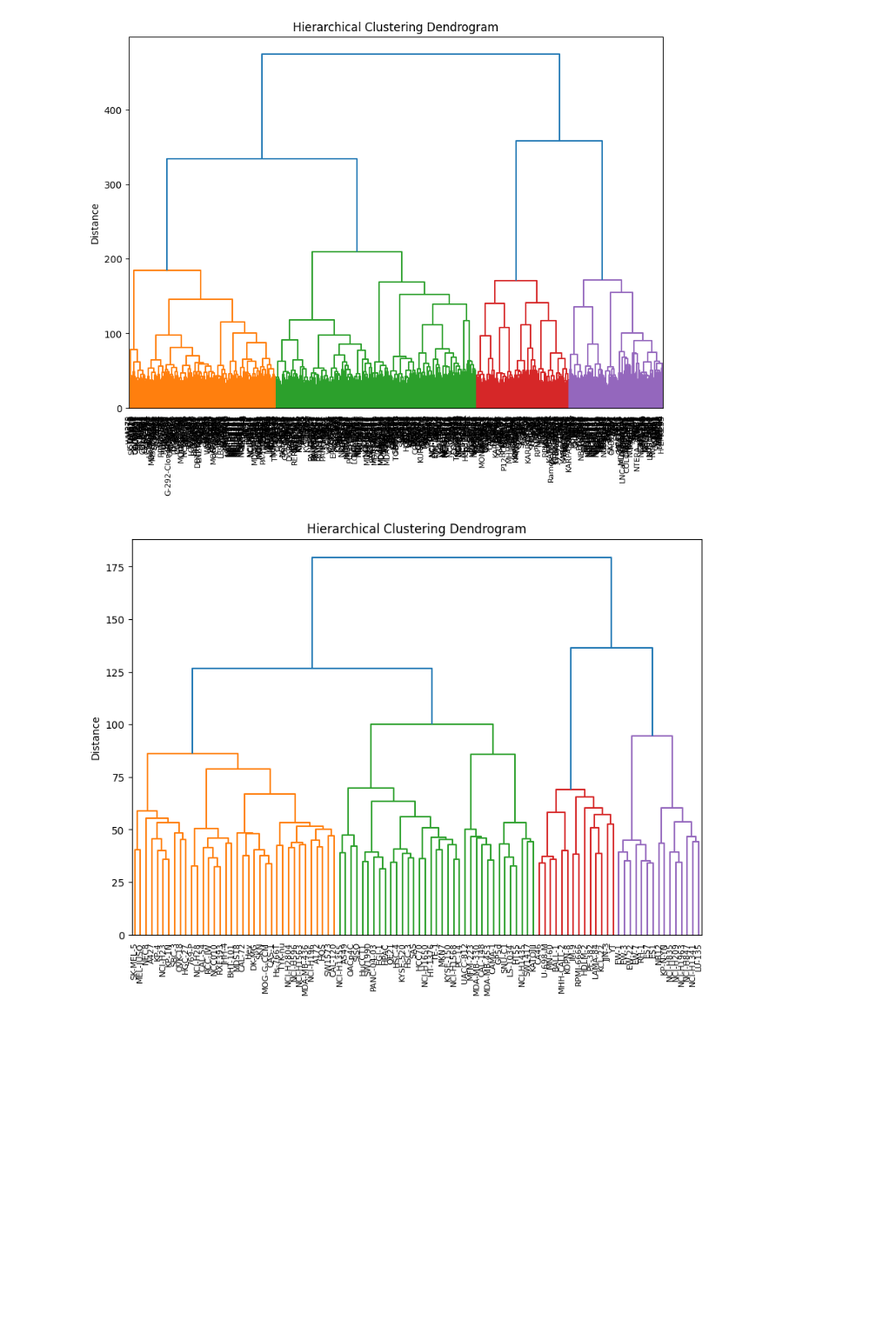
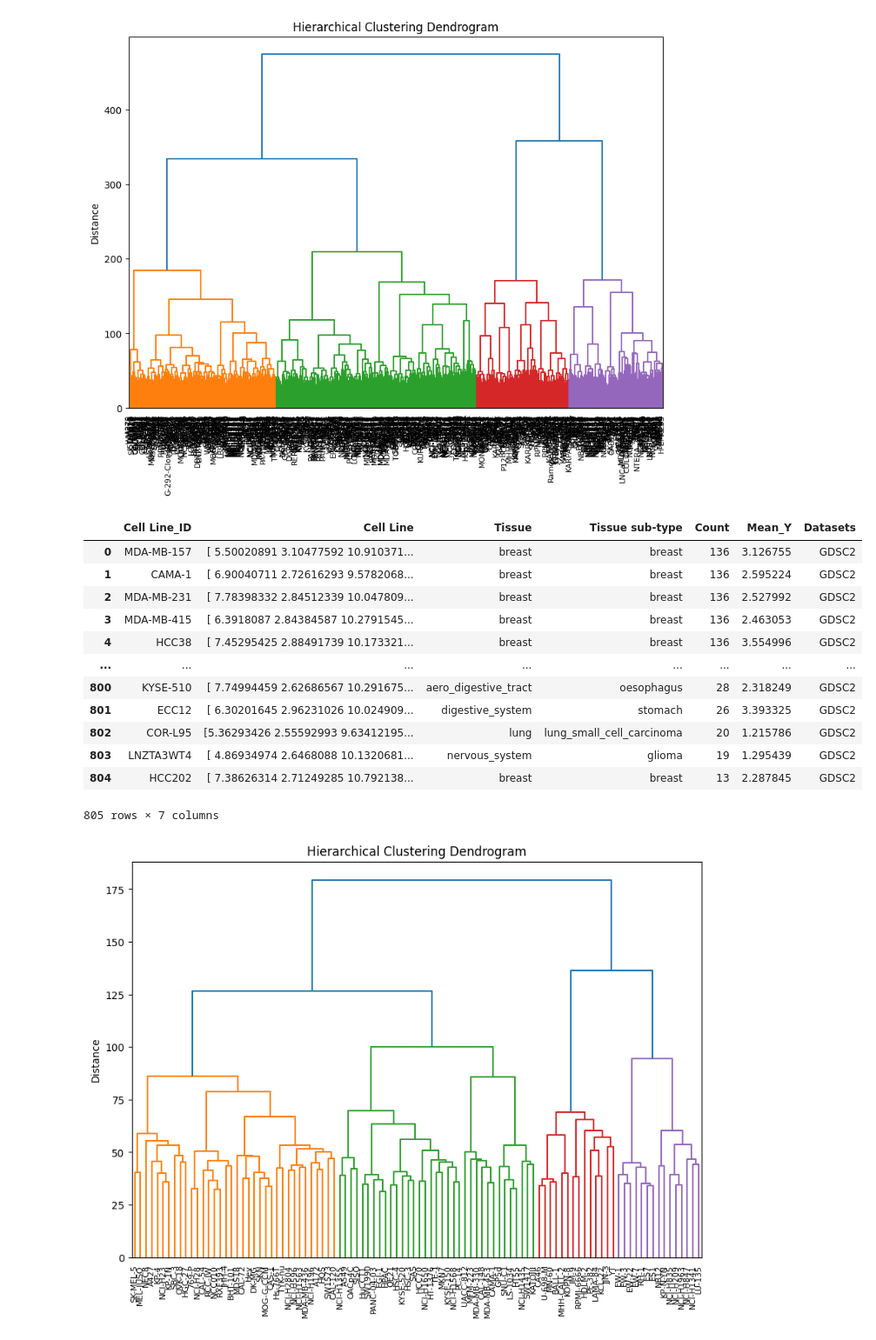
Before and after one commit to paulo-seixal/drug_sensitivity, a Jupyter notebook: unsupervised.ipynb, the cells around one changed output. Shown at 87% size. Cells and saved outputs as stored; diff of their text form; code cells hidden in the pictures; blank space fills up the shorter version.

```diff
--- a/unsupervised.ipynb
+++ b/unsupervised.ipynb
@@ -208,7 +208,23 @@ plt.show()
 # %% [output]
 [figure]
 # %%
-cell_lines_info = pd.read_csv('./data/cell_line_info.csv', index_col=0)
+cell_lines_info = pd.read_csv('./data/updated_cell_lines_info.csv')
+# %%
+cell_lines_info
+# %% [output]
+|  | Cell Line_ID | Cell Line | Tissue | Tissue sub-type | Count | Mean_Y | Datasets |
+| 0 | MDA-MB-157 | [ 5.50020891 3.10477592 10.910371... | breast | breast | 136 | 3.126755 | GDSC2 |
+| 1 | CAMA-1 | [ 6.90040711 2.72616293 9.5782068... | breast | breast | 136 | 2.595224 | GDSC2 |
+| 2 | MDA-MB-231 | [ 7.78398332 2.84512339 10.047809... | breast | breast | 136 | 2.527992 | GDSC2 |
+| 3 | MDA-MB-415 | [ 6.3918087 2.84384587 10.2791545... | breast | breast | 136 | 2.463053 | GDSC2 |
+| 4 | HCC38 | [ 7.45295425 2.88491739 10.173321... | breast | breast | 136 | 3.554996 | GDSC2 |
+| ... | ... | ... | ... | ... | ... | ... | ... |
+| 800 | KYSE-510 | [ 7.74994459 2.62686567 10.291675... | aero_digestive_tract | oesophagus | 28 | 2.318249 | GDSC2 |
+| 801 | ECC12 | [ 6.30201645 2.96231026 10.024909... | digestive_system | stomach | 26 | 3.393325 | GDSC2 |
+| 802 | COR-L95 | [5.36293426 2.55592993 9.63412195... | lung | lung_small_cell_carcinoma | 20 | 1.215786 | GDSC2 |
+| 803 | LNZTA3WT4 | [ 4.86934974 2.6468088 10.1320681... | nervous_system | glioma | 19 | 1.295439 | GDSC2 |
+| 804 | HCC202 | [ 7.38626314 2.71249285 10.792138... | breast | breast | 13 | 2.287845 | GDSC2 |
+805 rows × 7 columns
 # %%
 sampled_df = filtered_cell_lines.sample(n=100, random_state=42)
 Z = linkage(sampled_df, method='ward')
```
Also changed, not shown: 1 other file.
